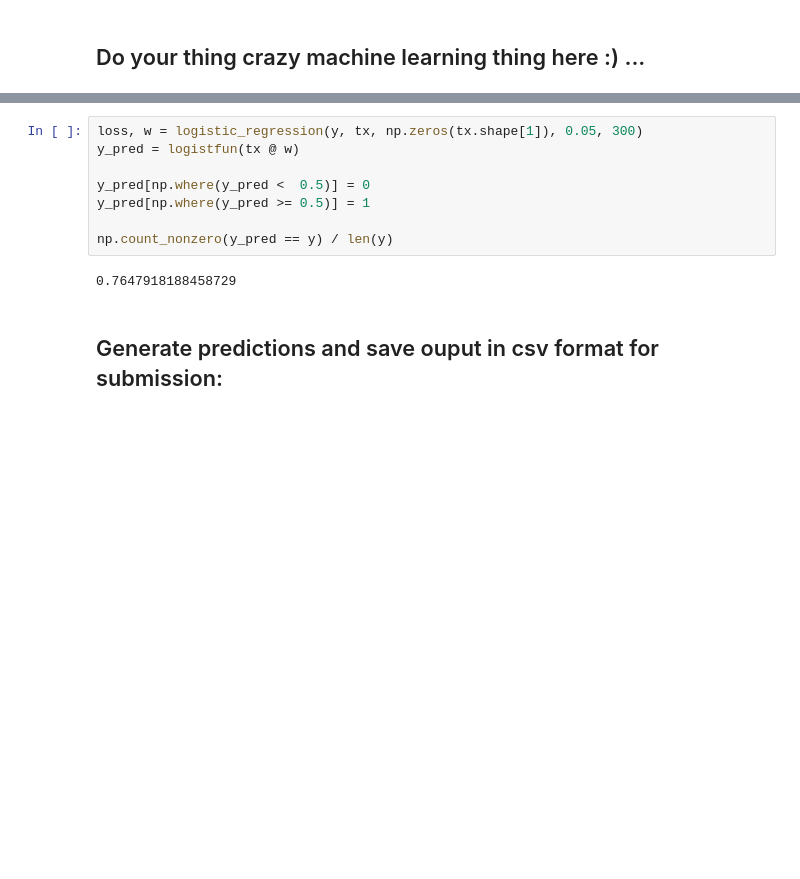
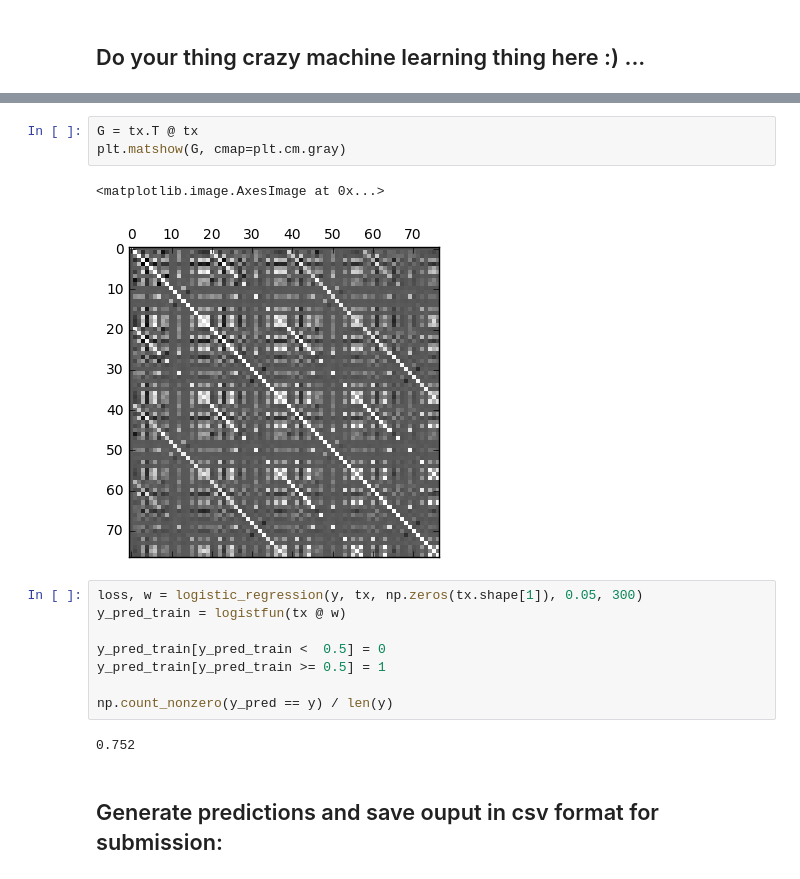
Before and after one commit to yaoyg14/PCML16, a Jupyter notebook: project1.ipynb, the cells around one changed output, grey strips where cells are left out. Drawn from its saved outputs; the diff is of its cells as text; blank space fills up the shorter version.

```diff
--- a/project1.ipynb
+++ b/project1.ipynb
@@ -68,13 +68,19 @@ plot_feature_to_output_correlations(nx, y)
+# %%
+G = tx.T @ tx
+plt.matshow(G, cmap=plt.cm.gray)
+# %% [output]
+<matplotlib.image.AxesImage at 0x...>
+[figure, added]
 # %%
 loss, w = logistic_regression(y, tx, np.zeros(tx.shape[1]), 0.05, 300)
-y_pred = logistfun(tx @ w)
+y_pred_train = logistfun(tx @ w)
 
-y_pred[np.where(y_pred <  0.5)] = 0
-y_pred[np.where(y_pred >= 0.5)] = 1
+y_pred_train[y_pred_train <  0.5] = 0
+y_pred_train[y_pred_train >= 0.5] = 1
 
 np.count_nonzero(y_pred == y) / len(y)
 # %% [output]
-0.7647918188458729
+0.752
 # %% [markdown]
 ## Generate predictions and save ouput in csv format for submission:
 # %%
```
Also changed, not shown: parts of 4 cells of this notebook.
